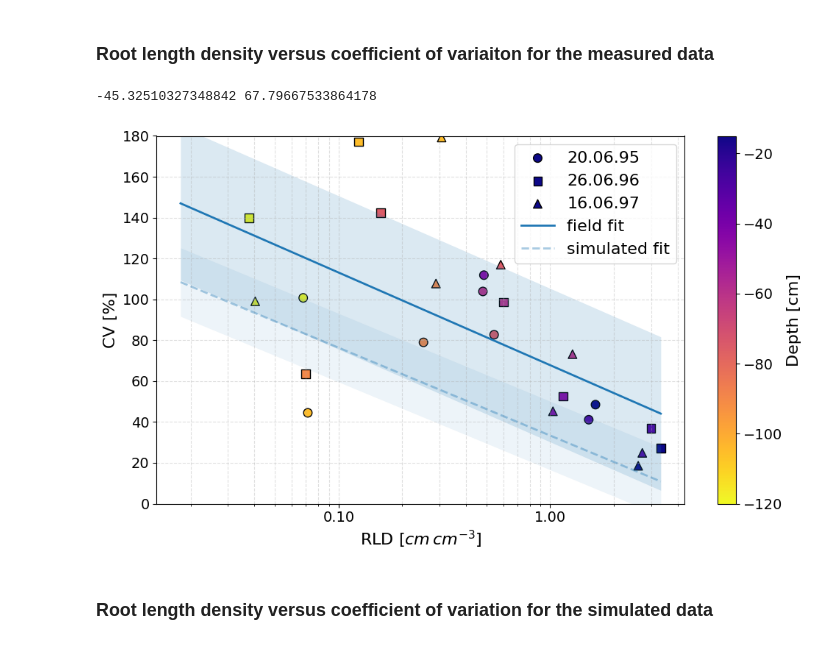
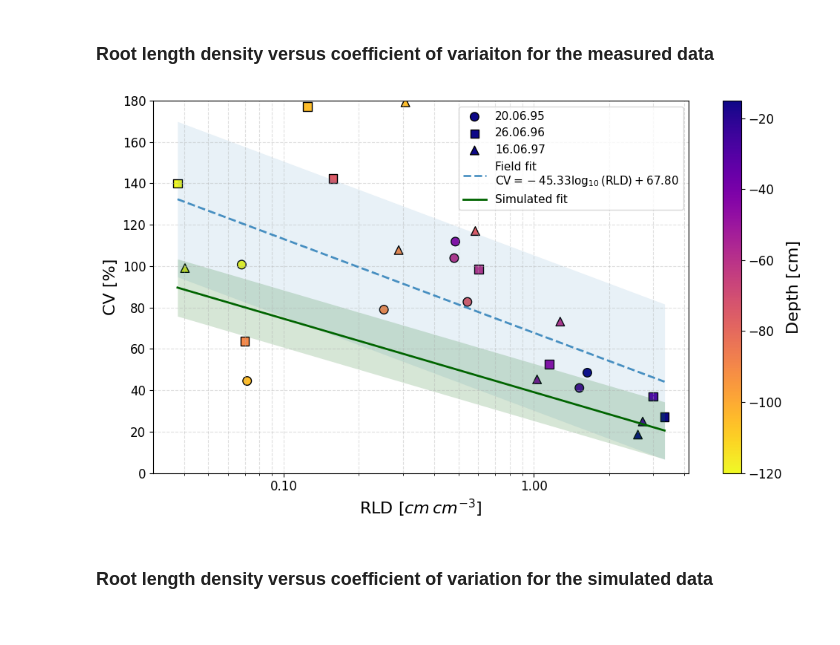
Before and after one commit to Plant-Root-Soil-Interactions-Modelling/CPlantBox, a Jupyter notebook: Ruthe_main_simulation/additional_analysis_graphs.ipynb, the cells around one changed output. Cells and saved outputs as stored; diff of their text form; code cells hidden in the pictures.

```diff
--- a/Ruthe_main_simulation/additional_analysis_graphs.ipynb
+++ b/Ruthe_main_simulation/additional_analysis_graphs.ipynb
@@ -314,55 +320,50 @@ for label, depth, rld, cv in all_points:
 all_rld = np.concatenate([r[2] for r in all_points])
 all_cv  = np.concatenate([r[3] for r in all_points])
 
 # shared regression fits and fixed +/- 1 residual-SD bands
 x_range = combined_log10_x_range(field_fit, simulated_fit)
 plot_log10_regression_with_sd_band(
     ax,
     field_fit,
     x_range=x_range,
-    line_label="field fit",
-    line_style="-",
-    line_alpha=1.0,
-    band_alpha=0.16
+    line_label=f"Field fit\n{format_fit_equation(field_fit)}",
+    line_style="--",
+    line_alpha=0.8,
+    band_alpha=0.1,
+    band_label=None,
 )
 plot_log10_regression_with_sd_band(
     ax,
     simulated_fit,
     x_range=x_range,
-    line_label="simulated fit",
-    line_style="--",
-    line_alpha=0.38,
-    band_alpha=0.08
+    line_label="Simulated fit",
+    line_style="-",
+    line_alpha=1.0,
+    line_color="darkgreen",
+    band_color="darkgreen",
+    band_alpha=0.16,
+    band_label=None,
 )
-
-a, b = field_fit["a"], field_fit["b"]
-print(a, b)
-
-def cv_from_rld_field(rld):
-    return a * np.log10(rld) + b
 
 ax.set_xscale("log")
 ax.xaxis.set_major_locator(LogLocator(base=10))
 ax.xaxis.set_major_formatter(ScalarFormatter())
 ax.ticklabel_format(axis="x", style="plain")
-ax.tick_params(axis='both', which='major', labelsize=14)
+ax.tick_params(axis='both', which='major', labelsize=12)
 ax.set_xlabel(r"RLD [$cm\, cm^{-3}$]", fontsize=16)
 ax.set_ylabel("CV [%]", fontsize=16)
 ax.set_ylim(0, 180)
+ax.grid(True, which="both", linestyle="--", alpha=0.4)
 
 cbar = plt.colorbar(plt.cm.ScalarMappable(norm=norm, cmap=cmap), ax=ax)
 cbar.set_label("Depth [cm]", fontsize=16)
-cbar.ax.tick_params(labelsize=14)
-
-ax.legend(title="", frameon=True, fontsize=16)
-
-ax.grid(True, which="both", linestyle="--", alpha=0.4)
+cbar.ax.tick_params(labelsize=12)
+ax.legend(title="", frameon=True, fontsize=11)
 
 plt.tight_layout()
 plt.show()
 # %% [output]
--45.32510327348842 67.79667533864178
-[figure, old version]
+[figure, new version]
 # %% [markdown]
 ### Root length density versus coefficient of variation for the simulated data
 # %%
```
Also changed, not shown: parts of 3 cells of this notebook, 37 other files.
